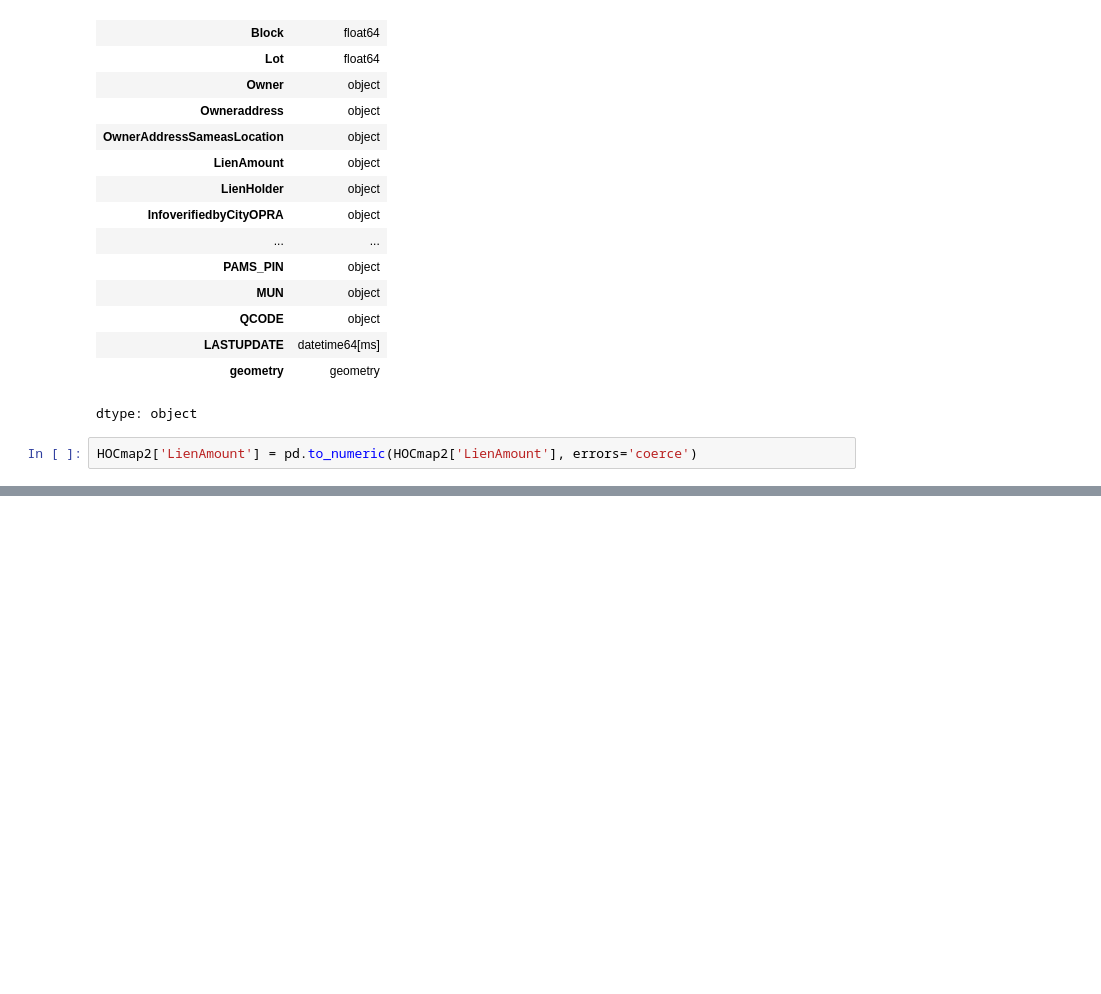
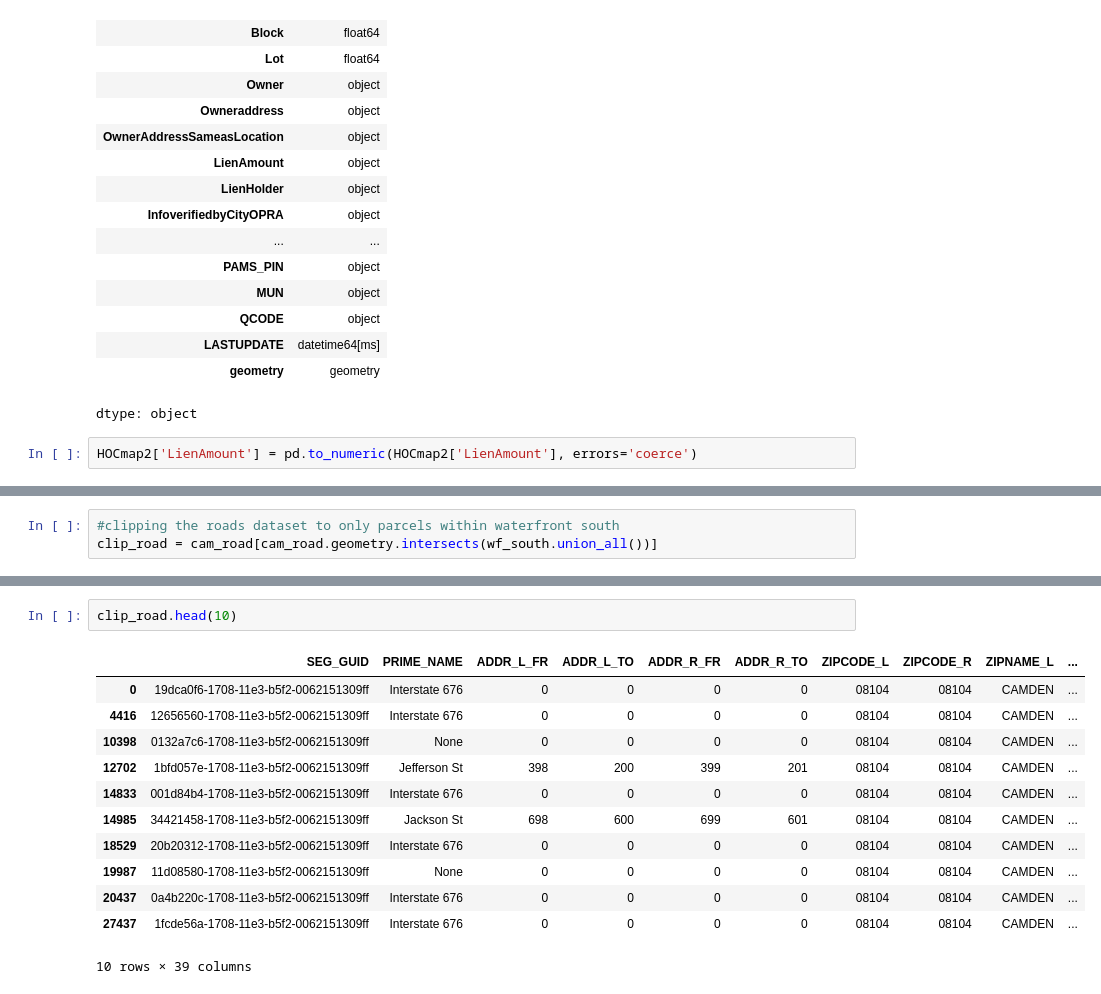
Before and after one commit to hbeck118/HOC-Project, a Jupyter notebook: hocdraft1.ipynb, the cells around one changed output, grey strips where cells are left out. Cells and saved outputs as stored; diff of their text form; blank space fills up the shorter version.

```diff
--- a/hocdraft1.ipynb
+++ b/hocdraft1.ipynb
@@ -272,0 +307,3 @@ ax.set_yticks([]) #kills xticks
+# %%
+#clipping the roads dataset to only parcels within waterfront south
+clip_road = cam_road[cam_road.geometry.intersects(wf_south.union_all())]
@@ -272,0 +342,15 @@ ax.set_yticks([]) #kills xticks
+# %%
+clip_road.head(10)
+# %% [output]
+|  | SEG_GUID | PRIME_NAME | ADDR_L_FR | ADDR_L_TO | ADDR_R_FR | ADDR_R_TO | ZIPCODE_L | ZIPCODE_R | ZIPNAME_L | ... |
+| 0 | 19dca0f6-1708-11e3-b5f2-0062151309ff | Interstate 676 | 0 | 0 | 0 | 0 | 08104 | 08104 | CAMDEN | ... |
+| 4416 | 12656560-1708-11e3-b5f2-0062151309ff | Interstate 676 | 0 | 0 | 0 | 0 | 08104 | 08104 | CAMDEN | ... |
+| 10398 | 0132a7c6-1708-11e3-b5f2-0062151309ff | None | 0 | 0 | 0 | 0 | 08104 | 08104 | CAMDEN | ... |
+| 12702 | 1bfd057e-1708-11e3-b5f2-0062151309ff | Jefferson St | 398 | 200 | 399 | 201 | 08104 | 08104 | CAMDEN | ... |
+| 14833 | 001d84b4-1708-11e3-b5f2-0062151309ff | Interstate 676 | 0 | 0 | 0 | 0 | 08104 | 08104 | CAMDEN | ... |
+| 14985 | 34421458-1708-11e3-b5f2-0062151309ff | Jackson St | 698 | 600 | 699 | 601 | 08104 | 08104 | CAMDEN | ... |
+| 18529 | 20b20312-1708-11e3-b5f2-0062151309ff | Interstate 676 | 0 | 0 | 0 | 0 | 08104 | 08104 | CAMDEN | ... |
+| 19987 | 11d08580-1708-11e3-b5f2-0062151309ff | None | 0 | 0 | 0 | 0 | 08104 | 08104 | CAMDEN | ... |
+| 20437 | 0a4b220c-1708-11e3-b5f2-0062151309ff | Interstate 676 | 0 | 0 | 0 | 0 | 08104 | 08104 | CAMDEN | ... |
+| 27437 | 1fcde56a-1708-11e3-b5f2-0062151309ff | Interstate 676 | 0 | 0 | 0 | 0 | 08104 | 08104 | CAMDEN | ... |
+10 rows × 39 columns
```
Also changed, not shown: parts of 15 cells of this notebook.
